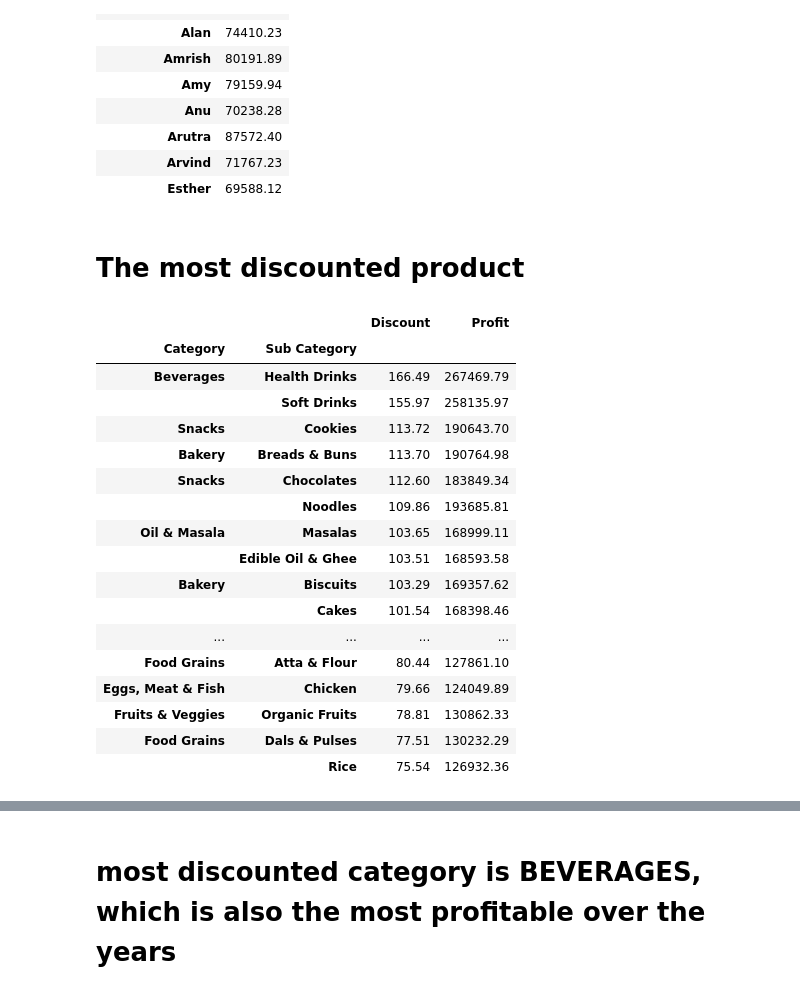
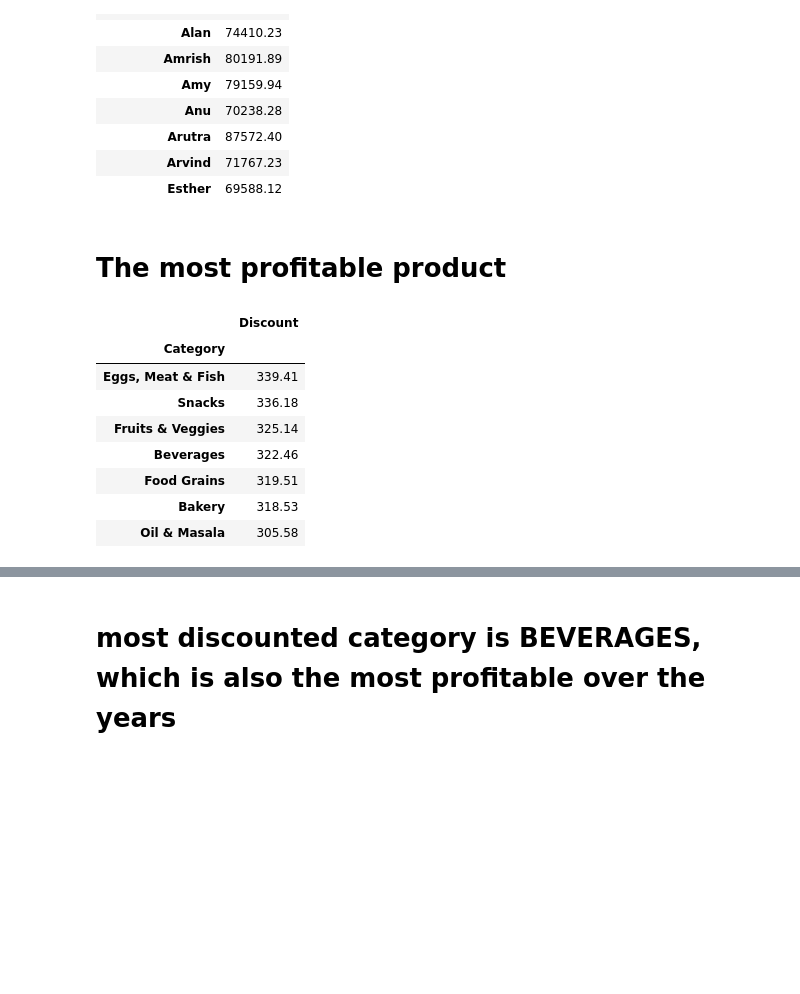
Before and after one commit to godwinnwalozie/Cricket--Every-International-Innings--1981-2022-, a Jupyter notebook: supermarket.ipynb, the cells around one changed output, grey strips where cells are left out. Cells and saved outputs as stored; diff of their text form; code cells hidden in the pictures; blank space fills up the shorter version.

```diff
--- a/supermarket.ipynb
+++ b/supermarket.ipynb
@@ -199,30 +205,21 @@ cust_cat[:10]
 | Arvind | 71767.23 |
 | Esther | 69588.12 |
 # %% [markdown]
-# The most discounted product
+# The most profitable product
 # %%
-dis_prod = record.loc[:,["Category","Sub Category", "Discount","Profit"]].groupby(["Category","Sub Category"]).sum()\
-    .sort_values(["Discount","Profit"], ascending  = [False,False])
+dis_prod = record.loc[:,["Category","Sub Category", "Discount"]].groupby(["Category"]).sum()\
+    .sort_values(["Discount"], ascending = False)
 dis_prod
 # %% [output]
-|  |  | Discount | Profit |
-| Category | Sub Category |  |  |
-| Beverages | Health Drinks | 166.49 | 267469.79 |
-|  | Soft Drinks | 155.97 | 258135.97 |
-| Snacks | Cookies | 113.72 | 190643.70 |
-| Bakery | Breads & Buns | 113.70 | 190764.98 |
-| Snacks | Chocolates | 112.60 | 183849.34 |
-|  | Noodles | 109.86 | 193685.81 |
-| Oil & Masala | Masalas | 103.65 | 168999.11 |
-|  | Edible Oil & Ghee | 103.51 | 168593.58 |
-| Bakery | Biscuits | 103.29 | 169357.62 |
-|  | Cakes | 101.54 | 168398.46 |
-| ... | ... | ... | ... |
-| Food Grains | Atta & Flour | 80.44 | 127861.10 |
-| Eggs, Meat & Fish | Chicken | 79.66 | 124049.89 |
-| Fruits & Veggies | Organic Fruits | 78.81 | 130862.33 |
-| Food Grains | Dals & Pulses | 77.51 | 130232.29 |
-|  | Rice | 75.54 | 126932.36 |
+|  | Discount |
+| Category |  |
+| Eggs, Meat & Fish | 339.41 |
+| Snacks | 336.18 |
+| Fruits & Veggies | 325.14 |
+| Beverages | 322.46 |
+| Food Grains | 319.51 |
+| Bakery | 318.53 |
+| Oil & Masala | 305.58 |
 # %%
 fig,(ax1,ax2) =plt.subplots(nrows = 1, ncols=2, figsize = (20,4))
 dis_prod.plot(kind = "bar", y = 'Discount',ax=ax1, color = 'green')
```
Also changed, not shown: parts of 4 cells of this notebook.
